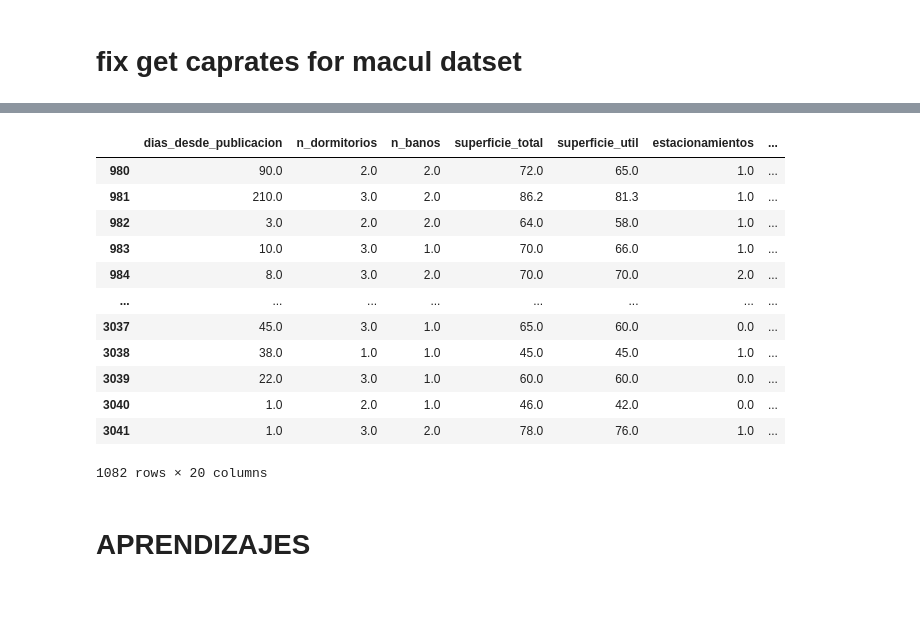
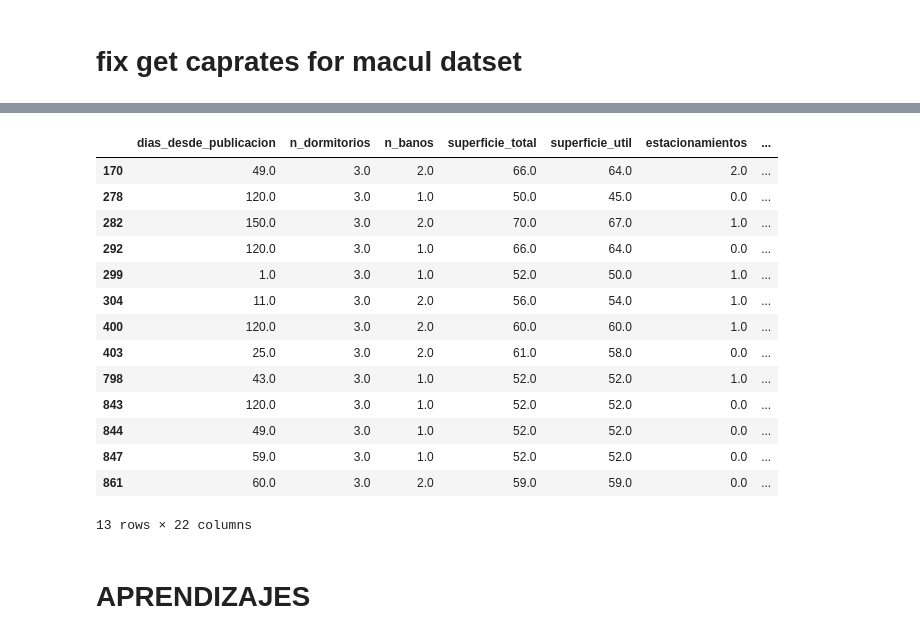
Before and after one commit to NEOZRO/portal_inmobiliario_web_scraper, a Jupyter notebook: main.ipynb, the cells around one changed output, grey strips where cells are left out. Drawn from its saved outputs; the diff is of its cells as text; code cells hidden in the pictures; blank space fills up the shorter version.

```diff
--- a/main.ipynb
+++ b/main.ipynb
@@ -130,19 +527,21 @@ WSPI.analysis_results["df_caprate_casa"]
 # %%
-WSPI.analysis_results["df_caprate_departamento"]
+WSPI.analysis_results["df_caprate_departamento"].query("n_dormitorios >= 3 and caprate_bruto > 0.055 and  Price < 150e6 ")
 # %% [output]
 |  | dias_desde_publicacion | n_dormitorios | n_banos | superficie_total | superficie_util | estacionamientos | ... |
-| 980 | 90.0 | 2.0 | 2.0 | 72.0 | 65.0 | 1.0 | ... |
-| 981 | 210.0 | 3.0 | 2.0 | 86.2 | 81.3 | 1.0 | ... |
-| 982 | 3.0 | 2.0 | 2.0 | 64.0 | 58.0 | 1.0 | ... |
-| 983 | 10.0 | 3.0 | 1.0 | 70.0 | 66.0 | 1.0 | ... |
-| 984 | 8.0 | 3.0 | 2.0 | 70.0 | 70.0 | 2.0 | ... |
-| ... | ... | ... | ... | ... | ... | ... | ... |
-| 3037 | 45.0 | 3.0 | 1.0 | 65.0 | 60.0 | 0.0 | ... |
-| 3038 | 38.0 | 1.0 | 1.0 | 45.0 | 45.0 | 1.0 | ... |
-| 3039 | 22.0 | 3.0 | 1.0 | 60.0 | 60.0 | 0.0 | ... |
-| 3040 | 1.0 | 2.0 | 1.0 | 46.0 | 42.0 | 0.0 | ... |
-| 3041 | 1.0 | 3.0 | 2.0 | 78.0 | 76.0 | 1.0 | ... |
+| 170 | 49.0 | 3.0 | 2.0 | 66.0 | 64.0 | 2.0 | ... |
+| 278 | 120.0 | 3.0 | 1.0 | 50.0 | 45.0 | 0.0 | ... |
+| 282 | 150.0 | 3.0 | 2.0 | 70.0 | 67.0 | 1.0 | ... |
+| 292 | 120.0 | 3.0 | 1.0 | 66.0 | 64.0 | 0.0 | ... |
+| 299 | 1.0 | 3.0 | 1.0 | 52.0 | 50.0 | 1.0 | ... |
+| 304 | 11.0 | 3.0 | 2.0 | 56.0 | 54.0 | 1.0 | ... |
+| 400 | 120.0 | 3.0 | 2.0 | 60.0 | 60.0 | 1.0 | ... |
+| 403 | 25.0 | 3.0 | 2.0 | 61.0 | 58.0 | 0.0 | ... |
+| 798 | 43.0 | 3.0 | 1.0 | 52.0 | 52.0 | 1.0 | ... |
+| 843 | 120.0 | 3.0 | 1.0 | 52.0 | 52.0 | 0.0 | ... |
+| 844 | 49.0 | 3.0 | 1.0 | 52.0 | 52.0 | 0.0 | ... |
+| 847 | 59.0 | 3.0 | 1.0 | 52.0 | 52.0 | 0.0 | ... |
+| 861 | 60.0 | 3.0 | 2.0 | 59.0 | 59.0 | 0.0 | ... |
-1082 rows × 20 columns
+13 rows × 22 columns
 # %% [markdown]
 # APRENDIZAJES
 # %% [markdown]
```
Also changed, not shown: parts of 41 cells of this notebook, 10 other files.
